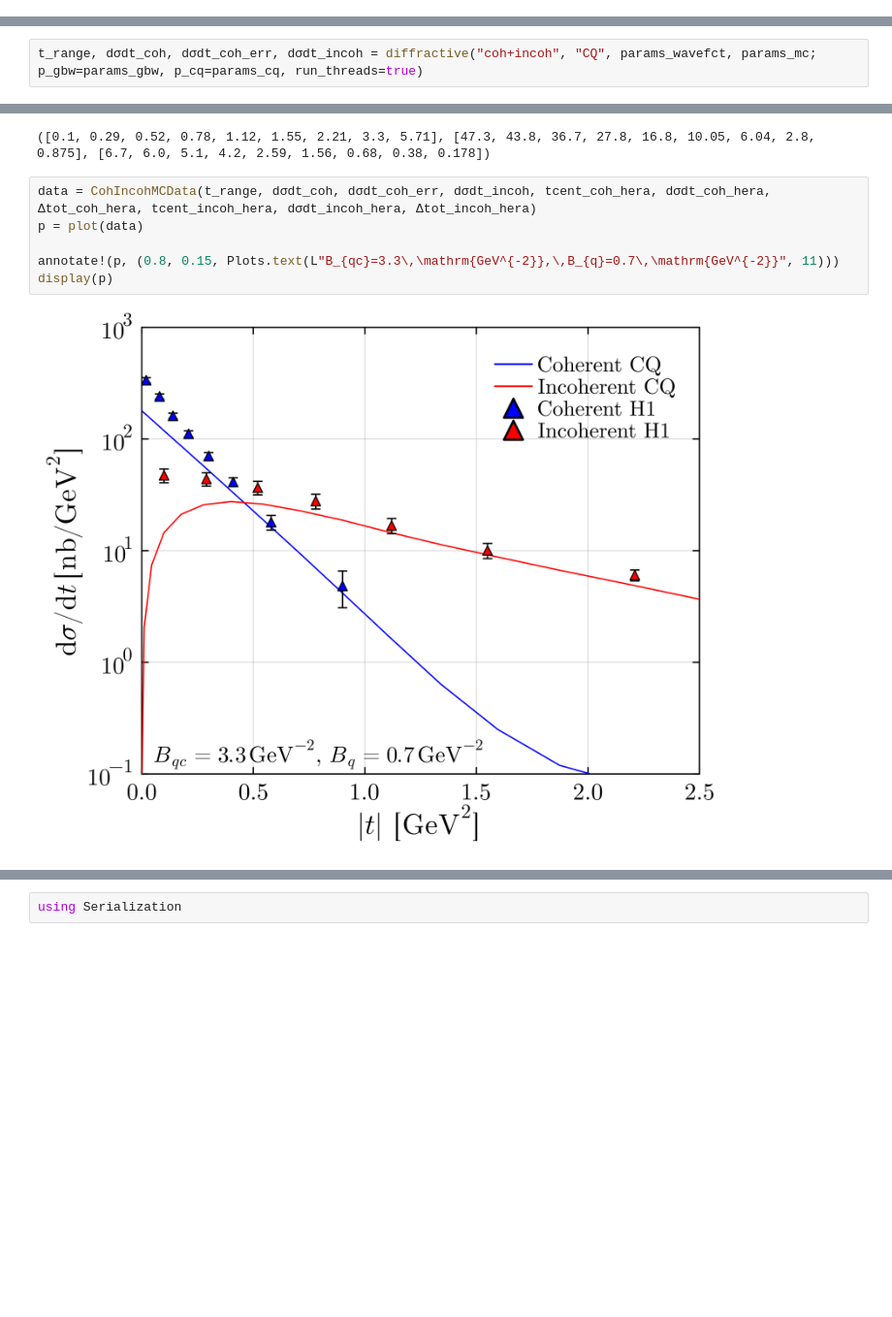
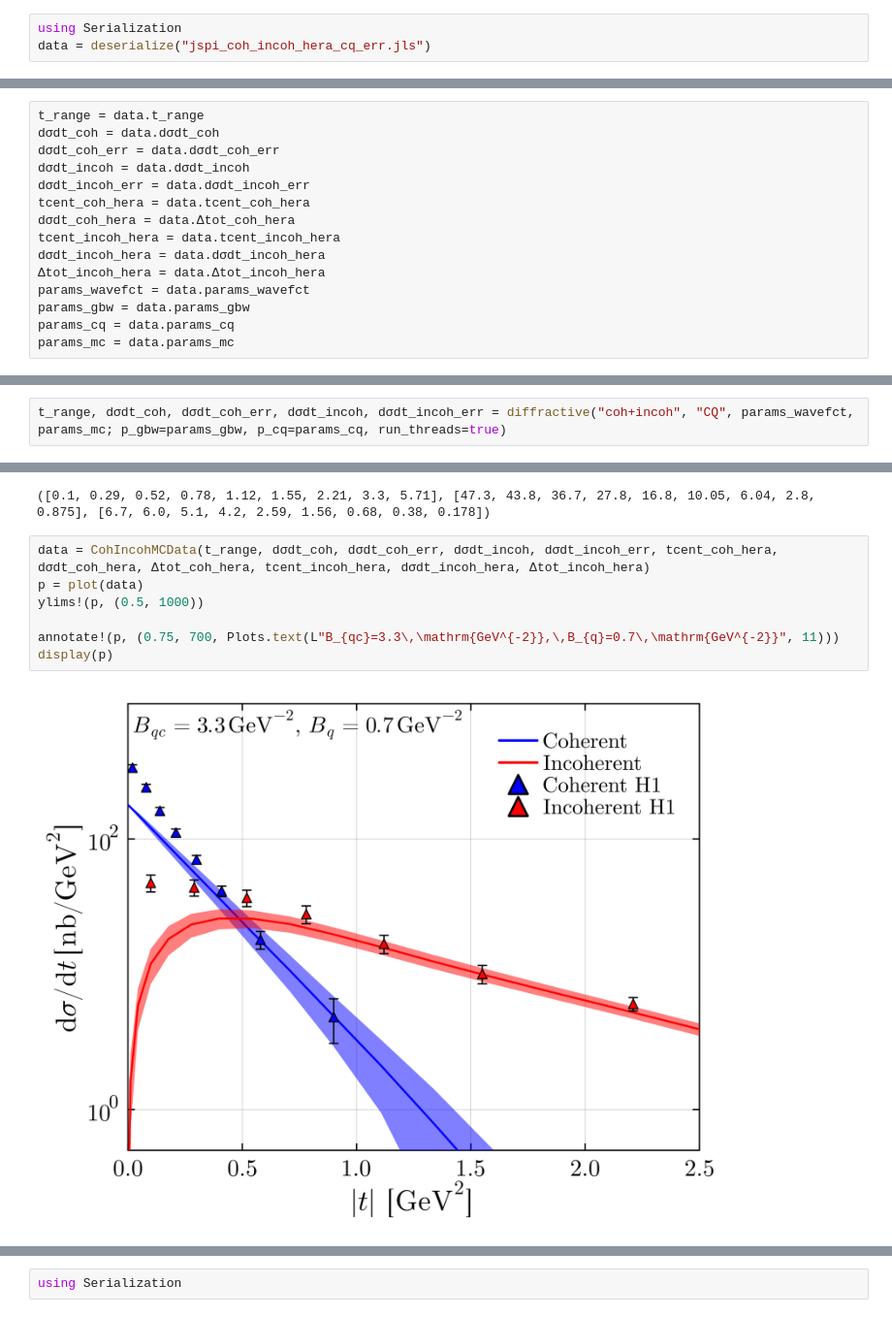
Before and after one commit to avramescudana/protonshape, a Jupyter notebook: CrossSection.ipynb, the cells around one changed output, grey strips where cells are left out. Shown at 97% size. Drawn from its saved outputs; the diff is of its cells as text; blank space fills up the shorter version.

Commit message:
Long time no commit. Added errors for coh and incoh cross section, rotations for circular membrane solutions.

```diff
--- a/CrossSection.ipynb
+++ b/CrossSection.ipynb
@@ -36,3 +36,6 @@ plot(data)
 ---
 ### Constituent quark model
 Coherent + incoherent cross section, EbE fluctuations
+# %%
+using Serialization
+data = deserialize("jspi_coh_incoh_hera_cq_err.jls")
@@ -38,0 +44,15 @@ Coherent + incoherent cross section, EbE fluctuations
+# %%
+t_range = data.t_range
+dσdt_coh = data.dσdt_coh
+dσdt_coh_err = data.dσdt_coh_err
+dσdt_incoh = data.dσdt_incoh
+dσdt_incoh_err = data.dσdt_incoh_err
+tcent_coh_hera = data.tcent_coh_hera
+dσdt_coh_hera = data.Δtot_coh_hera
+tcent_incoh_hera = data.tcent_incoh_hera
+dσdt_incoh_hera = data.dσdt_incoh_hera
+Δtot_incoh_hera = data.Δtot_incoh_hera
+params_wavefct = data.params_wavefct
+params_gbw = data.params_gbw
+params_cq = data.params_cq
+params_mc = data.params_mc
@@ -40,4 +62,4 @@ Coherent + incoherent cross section, EbE fluctuations
 include("src/CrossSection.jl")
 using .CrossSection
 # %%
-t_range, dσdt_coh, dσdt_coh_err, dσdt_incoh = diffractive("coh+incoh", "CQ", params_wavefct, params_mc; p_gbw=params_gbw, p_cq=params_cq, run_threads=true)
+t_range, dσdt_coh, dσdt_coh_err, dσdt_incoh, dσdt_incoh_err = diffractive("coh+incoh", "CQ", params_wavefct, params_mc; p_gbw=params_gbw, p_cq=params_cq, run_threads=true)
@@ -52,11 +76,12 @@ tcent_incoh_hera, dσdt_incoh_hera, Δtot_incoh_hera = read_coherent_data("jpsi_
 # %% [output]
 ([0.1, 0.29, 0.52, 0.78, 1.12, 1.55, 2.21, 3.3, 5.71], [47.3, 43.8, 36.7, 27.8, 16.8, 10.05, 6.04, 2.8, 0.875], [6.7, 6.0, 5.1, 4.2, 2.59, 1.56, 0.68, 0.38, 0.178])
 # %%
-data = CohIncohMCData(t_range, dσdt_coh, dσdt_coh_err, dσdt_incoh, tcent_coh_hera, dσdt_coh_hera, Δtot_coh_hera, tcent_incoh_hera, dσdt_incoh_hera, Δtot_incoh_hera)
+data = CohIncohMCData(t_range, dσdt_coh, dσdt_coh_err, dσdt_incoh, dσdt_incoh_err, tcent_coh_hera, dσdt_coh_hera, Δtot_coh_hera, tcent_incoh_hera, dσdt_incoh_hera, Δtot_incoh_hera)
 p = plot(data)
+ylims!(p, (0.5, 1000))
 
-annotate!(p, (0.8, 0.15, Plots.text(L"B_{qc}=3.3\,\mathrm{GeV^{-2}},\,B_{q}=0.7\,\mathrm{GeV^{-2}}", 11)))
+annotate!(p, (0.75, 700, Plots.text(L"B_{qc}=3.3\,\mathrm{GeV^{-2}},\,B_{q}=0.7\,\mathrm{GeV^{-2}}", 11)))
 display(p)
 # %% [output]
-[figure, old version]
+[figure, new version]
 # %%
```
Also changed, not shown: parts of 7 cells of this notebook, 5 other files.
